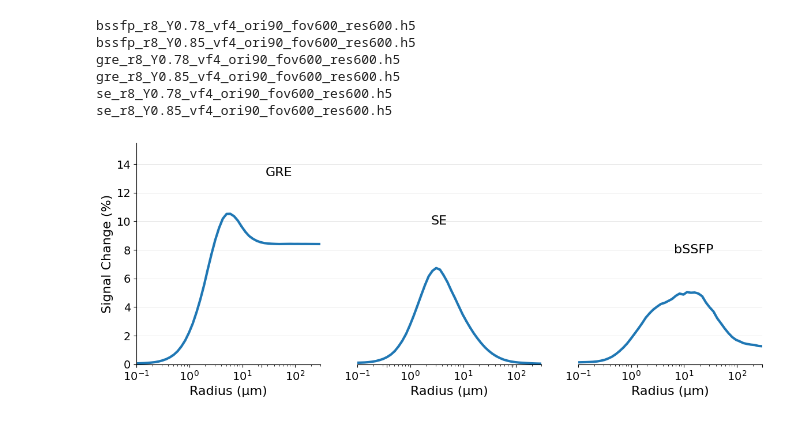
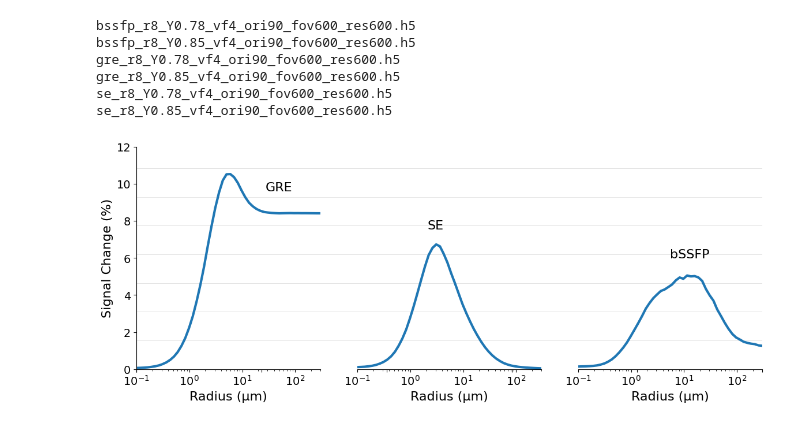
Before and after one commit to aghaeifar/SpinWalk, a Jupyter notebook: demo/spinwalk_example.ipynb, the cells around one changed output. Saved outputs shown, nothing was run; the diff lists cells and outputs as text; code cells hidden in the pictures.

```diff
--- a/demo/spinwalk_example.ipynb
+++ b/demo/spinwalk_example.ipynb
@@ -356,35 +356,35 @@ cmap = plt.get_cmap('Set2')
 colors = cmap(np.linspace(0, 1, len(signal_change_gre)))
 fig, axs = plt.subplots(1, 3, figsize=(14, 5))
 for i, (ax, sig) in enumerate(zip(axs, signal_change)):
     ax.plot(x, sig, linewidth=3)
     ax.set_xlabel('Radius (µm)', fontsize=16)
     ax.set_xscale('log')
     ax.spines['top'].set_visible(False)
     ax.spines['right'].set_visible(False)
     ax.set_xlim([0.1, 300])
-    ax.set_ylim([0, 15.5])
+    ax.set_ylim([0, 12])
     ax.patch.set_visible(False)
 
     ax.tick_params(axis='both', which='major', labelsize=14)
 
     if i == 0:
         ax.set_ylabel('Signal Change (%)', fontsize=16)
-        ax.text(0.7, 0.85, 'GRE', transform=ax.transAxes, fontsize=16)
+        ax.text(0.7, 0.80, 'GRE', transform=ax.transAxes, fontsize=16)
     if i == 1:
-        ax.text(0.4, 0.63, 'SE', transform=ax.transAxes, fontsize=16)
+        ax.text(0.38, 0.63, 'SE', transform=ax.transAxes, fontsize=16)
     if i == 2:
-        ax.text(0.52, 0.5, 'bSSFP', transform=ax.transAxes, fontsize=16)
+        ax.text(0.5, 0.5, 'bSSFP', transform=ax.transAxes, fontsize=16)
     if i != 0:
         ax.set_yticklabels([])
         ax.spines['left'].set_visible(False)
         ax.tick_params(axis='y', left=False)
 
 # shared axes for the grid
 ax_g = fig.add_subplot(111, zorder=-1)
 ax_g.spines[['right', 'top', 'left', 'bottom']].set_visible(False)
 ax_g.tick_params(labelleft=False, labelbottom=False, left=False, right=False )
 ax_g.set_ylim([0, 15.5])
 ax_g.yaxis.grid(True, linewidth=0.7, color='#e5e5e5')
 ax_g.patch.set_visible(False)
 # %% [output]
-[figure, old version]
+[figure, new version]
```
Also changed, not shown: 1 other file.
